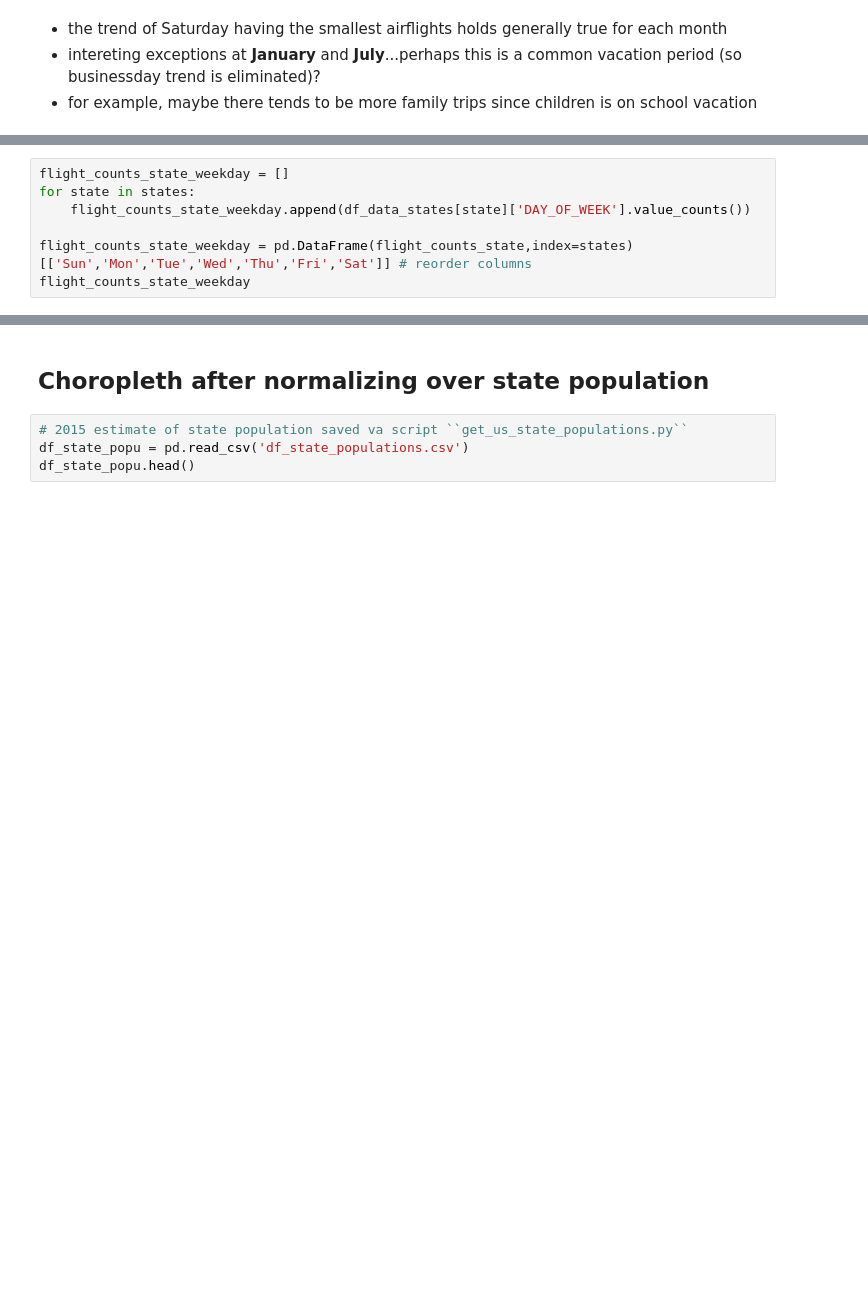
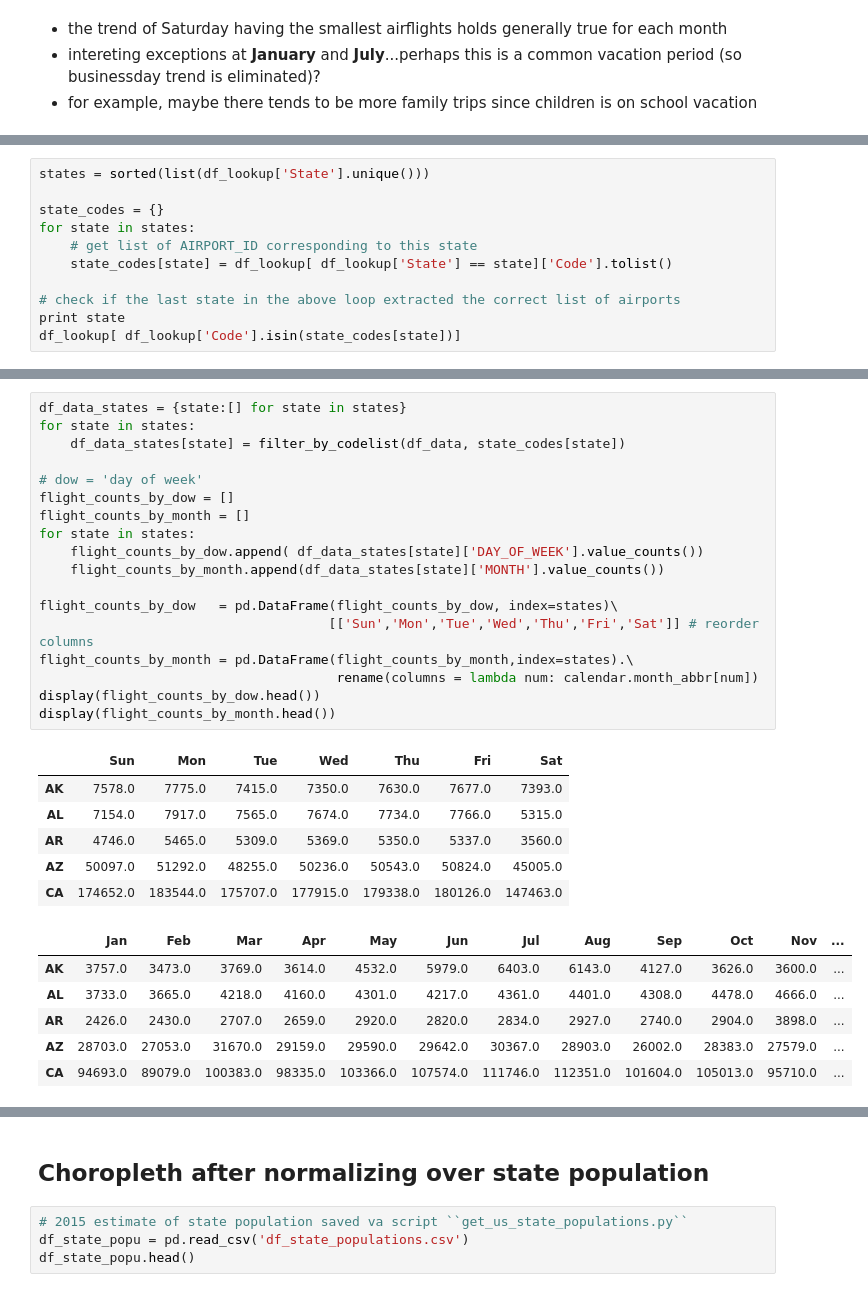
Before and after one commit to wtak23/airtraffic, a Jupyter notebook: final_scripts/flight-count-analysis.ipynb, the cells around one changed output, grey strips where cells are left out. Drawn from its saved outputs; the diff is of its cells as text; blank space fills up the shorter version.

```diff
--- a/final_scripts/flight-count-analysis.ipynb
+++ b/final_scripts/flight-count-analysis.ipynb
@@ -360,7 +286,0 @@ for state in states:
-# %%
-flight_counts_state_weekday = []
-for state in states:
-    flight_counts_state_weekday.append(df_data_states[state]['DAY_OF_WEEK'].value_counts())
-
-flight_counts_state_weekday = pd.DataFrame(flight_counts_state,index=states)[['Sun','Mon','Tue','Wed','Thu','Fri','Sat']] # reorder columns
-flight_counts_state_weekday
@@ -452,0 +483,11 @@ py.iplot( fig )
+# %%
+states = sorted(list(df_lookup['State'].unique()))
+
+state_codes = {}
+for state in states:
+    # get list of AIRPORT_ID corresponding to this state
+    state_codes[state] = df_lookup[ df_lookup['State'] == state]['Code'].tolist()
+
+# check if the last state in the above loop extracted the correct list of airports
+print state
+df_lookup[ df_lookup['Code'].isin(state_codes[state])]
@@ -452,0 +503,31 @@ py.iplot( fig )
+# %%
+df_data_states = {state:[] for state in states}
+for state in states:
+    df_data_states[state] = filter_by_codelist(df_data, state_codes[state])
+
+# dow = 'day of week'
+flight_counts_by_dow = []
+flight_counts_by_month = []
+for state in states:
+    flight_counts_by_dow.append( df_data_states[state]['DAY_OF_WEEK'].value_counts())
+    flight_counts_by_month.append(df_data_states[state]['MONTH'].value_counts())
+
+flight_counts_by_dow   = pd.DataFrame(flight_counts_by_dow, index=states)\
+                                     [['Sun','Mon','Tue','Wed','Thu','Fri','Sat']] # reorder columns
+flight_counts_by_month = pd.DataFrame(flight_counts_by_month,index=states).\
+                                      rename(columns = lambda num: calendar.month_abbr[num])
+display(flight_counts_by_dow.head())
+display(flight_counts_by_month.head())
+# %% [output]
+|  | Sun | Mon | Tue | Wed | Thu | Fri | Sat |
+| AK | 7578.0 | 7775.0 | 7415.0 | 7350.0 | 7630.0 | 7677.0 | 7393.0 |
+| AL | 7154.0 | 7917.0 | 7565.0 | 7674.0 | 7734.0 | 7766.0 | 5315.0 |
+| AR | 4746.0 | 5465.0 | 5309.0 | 5369.0 | 5350.0 | 5337.0 | 3560.0 |
+| AZ | 50097.0 | 51292.0 | 48255.0 | 50236.0 | 50543.0 | 50824.0 | 45005.0 |
+| CA | 174652.0 | 183544.0 | 175707.0 | 177915.0 | 179338.0 | 180126.0 | 147463.0 |
+|  | Jan | Feb | Mar | Apr | May | Jun | Jul | Aug | Sep | Oct | Nov | ... |
+| AK | 3757.0 | 3473.0 | 3769.0 | 3614.0 | 4532.0 | 5979.0 | 6403.0 | 6143.0 | 4127.0 | 3626.0 | 3600.0 | ... |
+| AL | 3733.0 | 3665.0 | 4218.0 | 4160.0 | 4301.0 | 4217.0 | 4361.0 | 4401.0 | 4308.0 | 4478.0 | 4666.0 | ... |
+| AR | 2426.0 | 2430.0 | 2707.0 | 2659.0 | 2920.0 | 2820.0 | 2834.0 | 2927.0 | 2740.0 | 2904.0 | 3898.0 | ... |
+| AZ | 28703.0 | 27053.0 | 31670.0 | 29159.0 | 29590.0 | 29642.0 | 30367.0 | 28903.0 | 26002.0 | 28383.0 | 27579.0 | ... |
+| CA | 94693.0 | 89079.0 | 100383.0 | 98335.0 | 103366.0 | 107574.0 | 111746.0 | 112351.0 | 101604.0 | 105013.0 | 95710.0 | ... |
```
Also changed, not shown: parts of 126 cells of this notebook, 27 other files.
